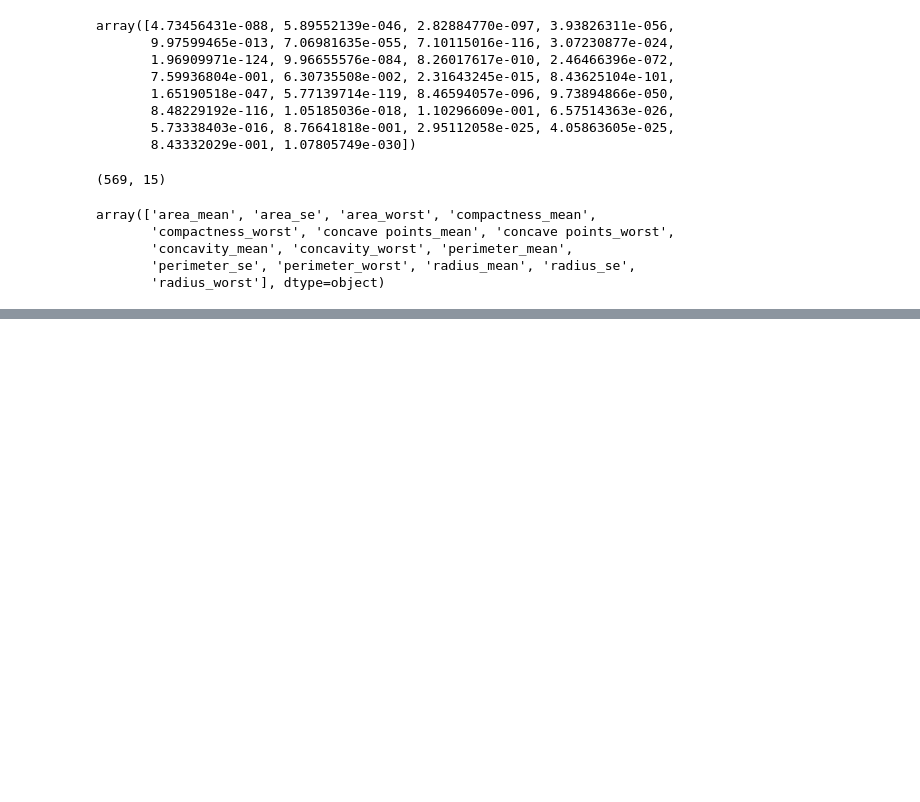
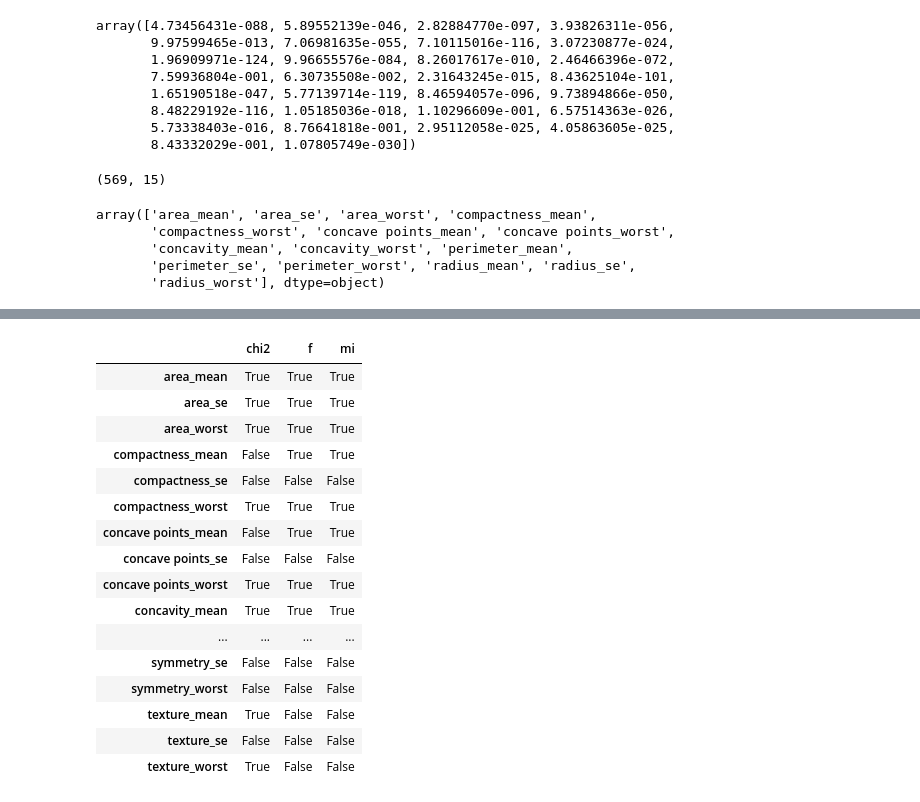
Before and after one commit to HilarioMarques/Classificacao_AlgoritmosLineares_DiagnosticoCancer_Kaggle, a Jupyter notebook: notebooks/SelecaoFeatures.ipynb, the cells around one changed output, grey strips where cells are left out. Cells and saved outputs as stored; diff of their text form; code cells hidden in the pictures; blank space fills up the shorter version.

```diff
--- a/notebooks/SelecaoFeatures.ipynb
+++ b/notebooks/SelecaoFeatures.ipynb
@@ -292,0 +295,29 @@ array([0.361471  , 0.34104962, 0.46423518, 0.21126466, 0.07658733,
+# %%
+comparando_seletores = pd.DataFrame(
+    {
+        "chi2": seletor_chi2.get_support(),
+        "f": seletor_f.get_support(),
+        "mi": seletor_mi.get_support(),
+    },
+    index=X.columns,
+)
+
+comparando_seletores
+# %% [output]
+|  | chi2 | f | mi |
+| area_mean | True | True | True |
+| area_se | True | True | True |
+| area_worst | True | True | True |
+| compactness_mean | False | True | True |
+| compactness_se | False | False | False |
+| compactness_worst | True | True | True |
+| concave points_mean | False | True | True |
+| concave points_se | False | False | False |
+| concave points_worst | True | True | True |
+| concavity_mean | True | True | True |
+| ... | ... | ... | ... |
+| symmetry_se | False | False | False |
+| symmetry_worst | False | False | False |
+| texture_mean | True | False | False |
+| texture_se | False | False | False |
+| texture_worst | True | False | False |
```
Also changed, not shown: parts of 3 cells of this notebook.
